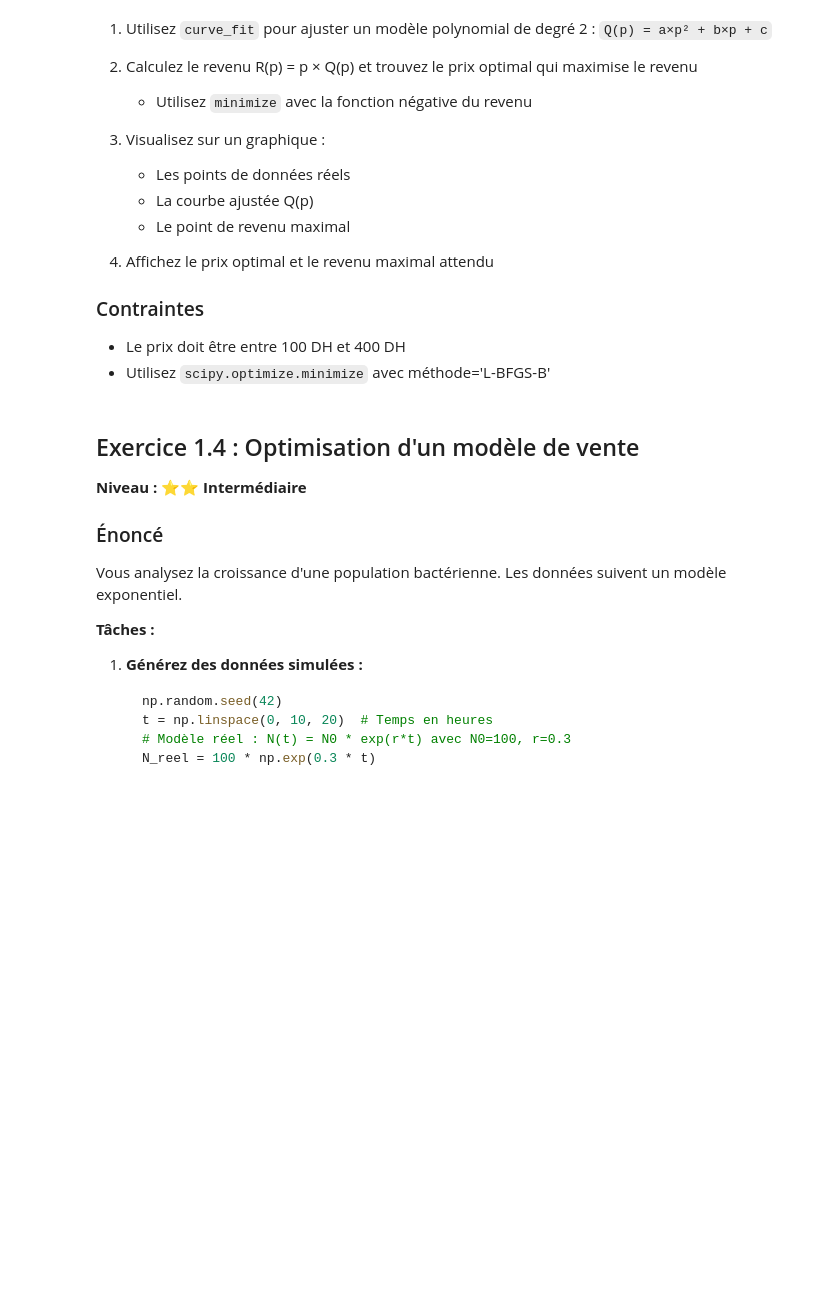
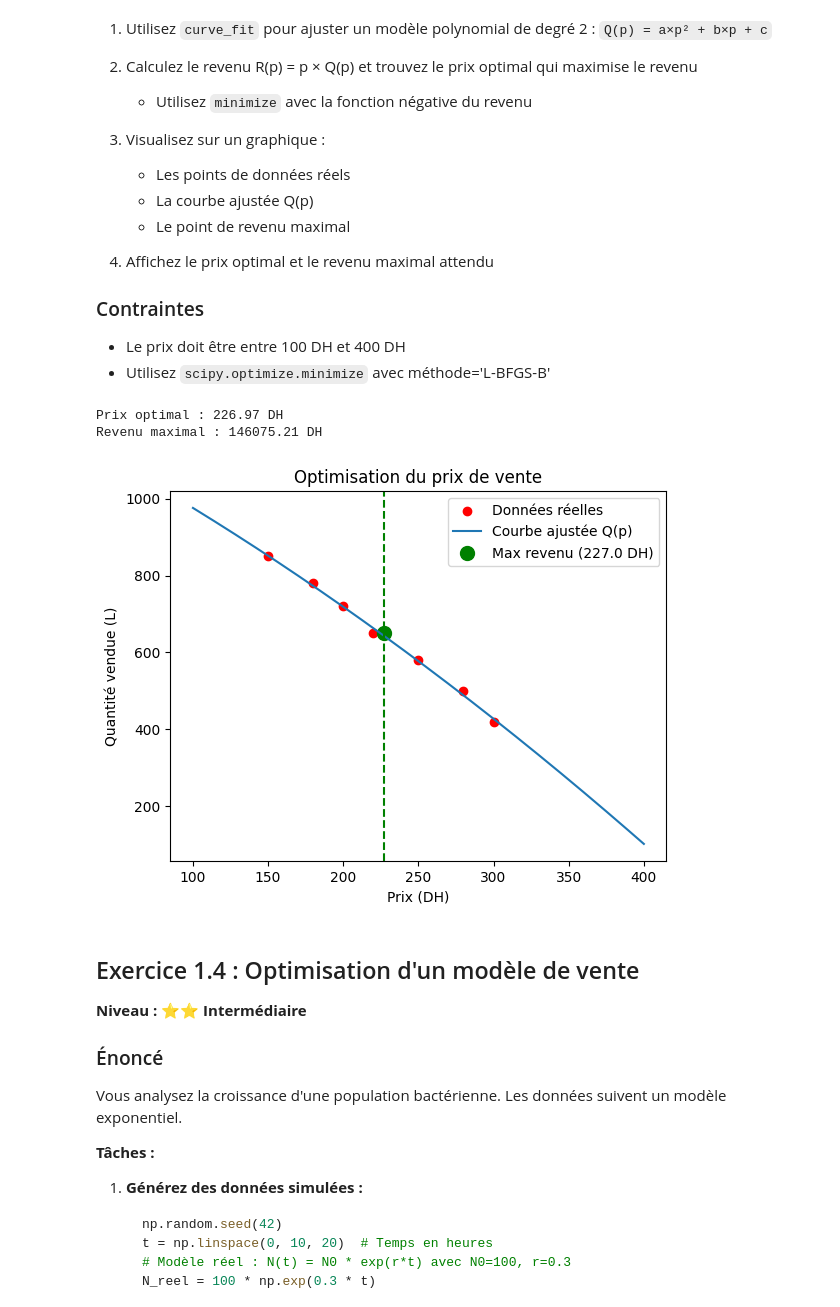
Before and after one commit to USMS-FPK-IA-GI-2025/controle-01-numpy-and-matplotlib-iris-Hajar120, a Jupyter notebook: exercices/exercices-pratiques-scipy.ipynb, the cells around one changed output. Drawn from its saved outputs; the diff is of its cells as text; code cells hidden in the pictures; blank space fills up the shorter version.

```diff
--- a/exercices/exercices-pratiques-scipy.ipynb
+++ b/exercices/exercices-pratiques-scipy.ipynb
@@ -118,6 +176,44 @@ Quantité : [850, 780, 720, 650, 580, 500, 420]
 ### Contraintes
 - Le prix doit être entre 100 DH et 400 DH
 - Utilisez `scipy.optimize.minimize` avec méthode='L-BFGS-B'
+# %%
+prix = np.array([150, 180, 200, 220, 250, 280, 300])
+quantite = np.array([850, 780, 720, 650, 580, 500, 420])
+
+def modele_quad(p, a, b, c):
+    return a * p**2 + b * p + c
+
+popt, _ = optimize.curve_fit(modele_quad, prix, quantite)
+
+def revenu(p, a, b, c):
+    return p * modele_quad(p, a, b, c)
+
+def neg_revenu(p):
+    return -revenu(p, *popt)
+
+res = optimize.minimize(neg_revenu, x0=200, bounds=[(100, 400)], method='L-BFGS-B')
+prix_opt = res.x[0]
+revenu_max = -res.fun
+
+print(f"Prix optimal : {prix_opt:.2f} DH")
+print(f"Revenu maximal : {revenu_max:.2f} DH")
+
+# Visualisation
+p_dense = np.linspace(100, 400, 300)
+plt.scatter(prix, quantite, label="Données réelles", color='red')
+plt.plot(p_dense, modele_quad(p_dense, *popt), label="Courbe ajustée Q(p)")
+plt.axvline(prix_opt, color='green', linestyle='--')
+plt.scatter(prix_opt, quantite[np.argmin(abs(prix - prix_opt))], color='green', s=100,
+            label=f"Max revenu ({prix_opt:.1f} DH)")
+plt.xlabel("Prix (DH)")
+plt.ylabel("Quantité vendue (L)")
+plt.legend()
+plt.title("Optimisation du prix de vente")
+plt.show()
+# %% [output]
+Prix optimal : 226.97 DH
+Revenu maximal : 146075.21 DH
+[figure, added]
 # %% [markdown]
 ## Exercice 1.4 : Optimisation d'un modèle de vente
 **Niveau : ⭐⭐ Intermédiaire**
```
Also changed, not shown: parts of 11 cells of this notebook.
